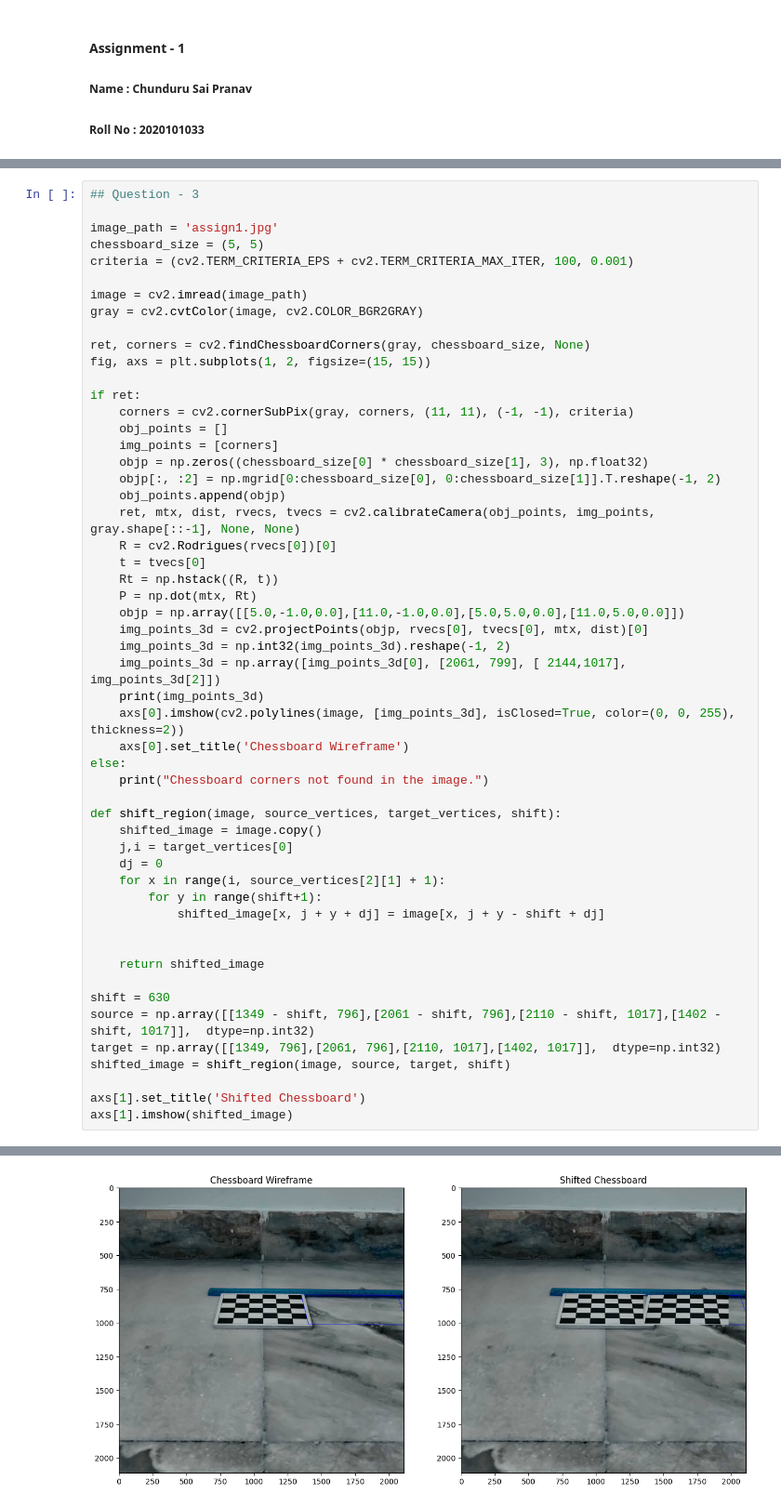
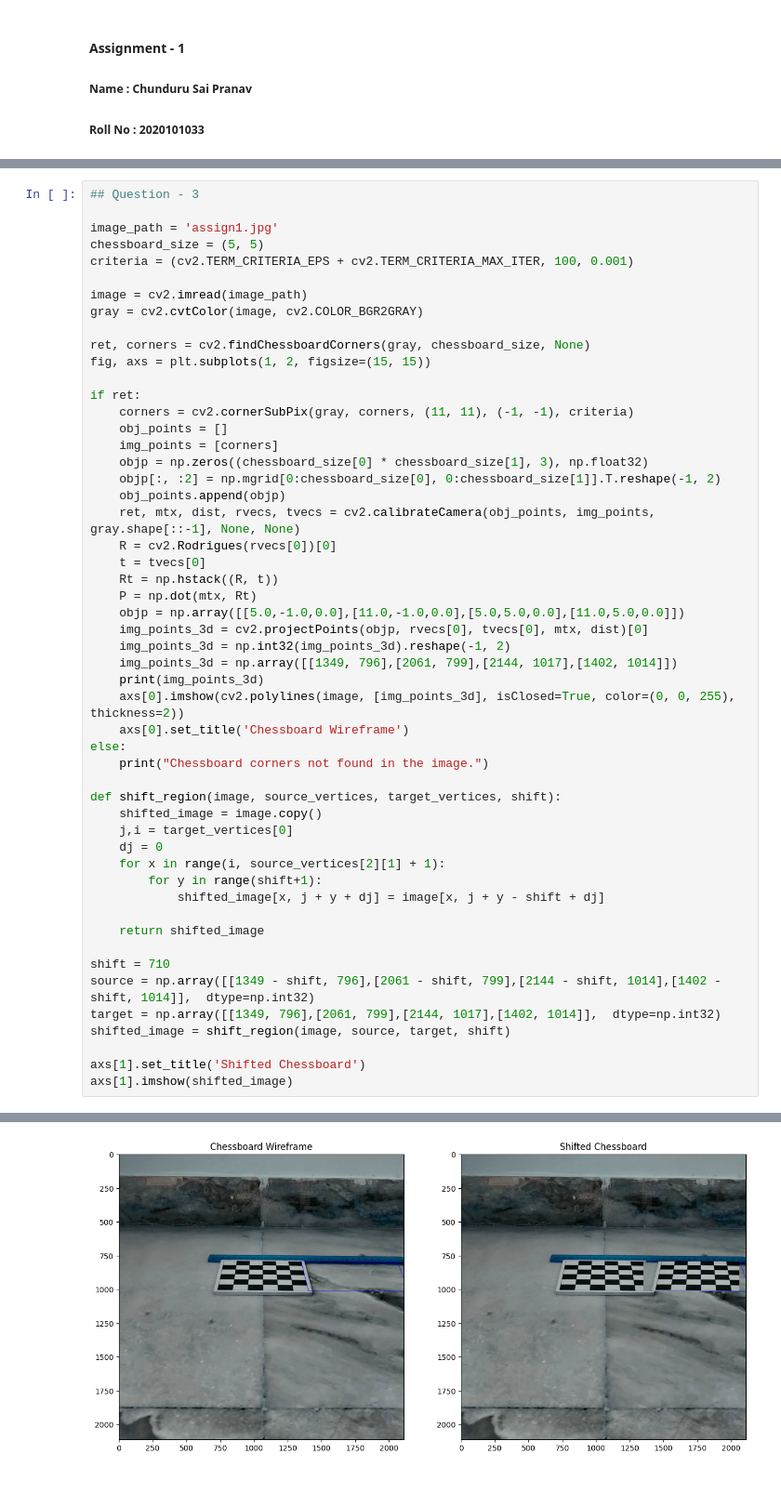
Before and after one commit to PsychE37/CV_Assignment-1, a Jupyter notebook: 2020101033.ipynb, the cells around one changed output, grey strips where cells are left out. Shown at 93% size. Cells and saved outputs as stored; diff of their text form.

```diff
--- a/2020101033.ipynb
+++ b/2020101033.ipynb
@@ -245,36 +261,35 @@ if ret:
     P = np.dot(mtx, Rt)
     objp = np.array([[5.0,-1.0,0.0],[11.0,-1.0,0.0],[5.0,5.0,0.0],[11.0,5.0,0.0]])
     img_points_3d = cv2.projectPoints(objp, rvecs[0], tvecs[0], mtx, dist)[0]
     img_points_3d = np.int32(img_points_3d).reshape(-1, 2)
-    img_points_3d = np.array([img_points_3d[0], [2061, 799], [ 2144,1017], img_points_3d[2]])
+    img_points_3d = np.array([[1349, 796],[2061, 799],[2144, 1017],[1402, 1014]])
     print(img_points_3d)
     axs[0].imshow(cv2.polylines(image, [img_points_3d], isClosed=True, color=(0, 0, 255), thickness=2))
     axs[0].set_title('Chessboard Wireframe')
 else:
     print("Chessboard corners not found in the image.")
 
 def shift_region(image, source_vertices, target_vertices, shift):
     shifted_image = image.copy()
     j,i = target_vertices[0]
     dj = 0
     for x in range(i, source_vertices[2][1] + 1):
         for y in range(shift+1):
             shifted_image[x, j + y + dj] = image[x, j + y - shift + dj]
 
-
     return shifted_image
 
-shift = 630
-source = np.array([[1349 - shift, 796],[2061 - shift, 796],[2110 - shift, 1017],[1402 - shift, 1017]],  dtype=np.int32)
-target = np.array([[1349, 796],[2061, 796],[2110, 1017],[1402, 1017]],  dtype=np.int32)
+shift = 710
+source = np.array([[1349 - shift, 796],[2061 - shift, 799],[2144 - shift, 1014],[1402 - shift, 1014]],  dtype=np.int32)
+target = np.array([[1349, 796],[2061, 799],[2144, 1017],[1402, 1014]],  dtype=np.int32)
 shifted_image = shift_region(image, source, target, shift)
 
 axs[1].set_title('Shifted Chessboard')
 axs[1].imshow(shifted_image)
 # %% [output]
 [[1349  796]
  [2061  799]
  [2144 1017]
  [1402 1014]]
 <matplotlib.image.AxesImage at 0x...>
-[figure, old version]
+[figure, new version]
```
Also changed, not shown: parts of 9 cells of this notebook.
